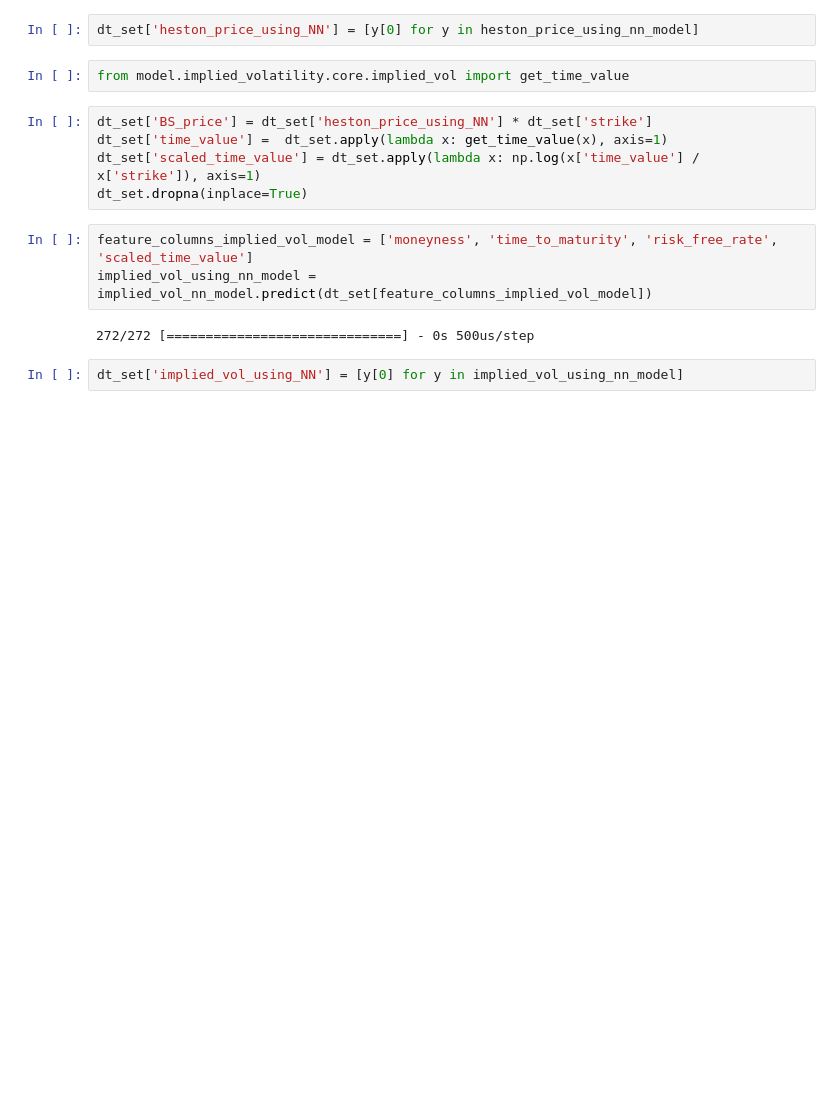
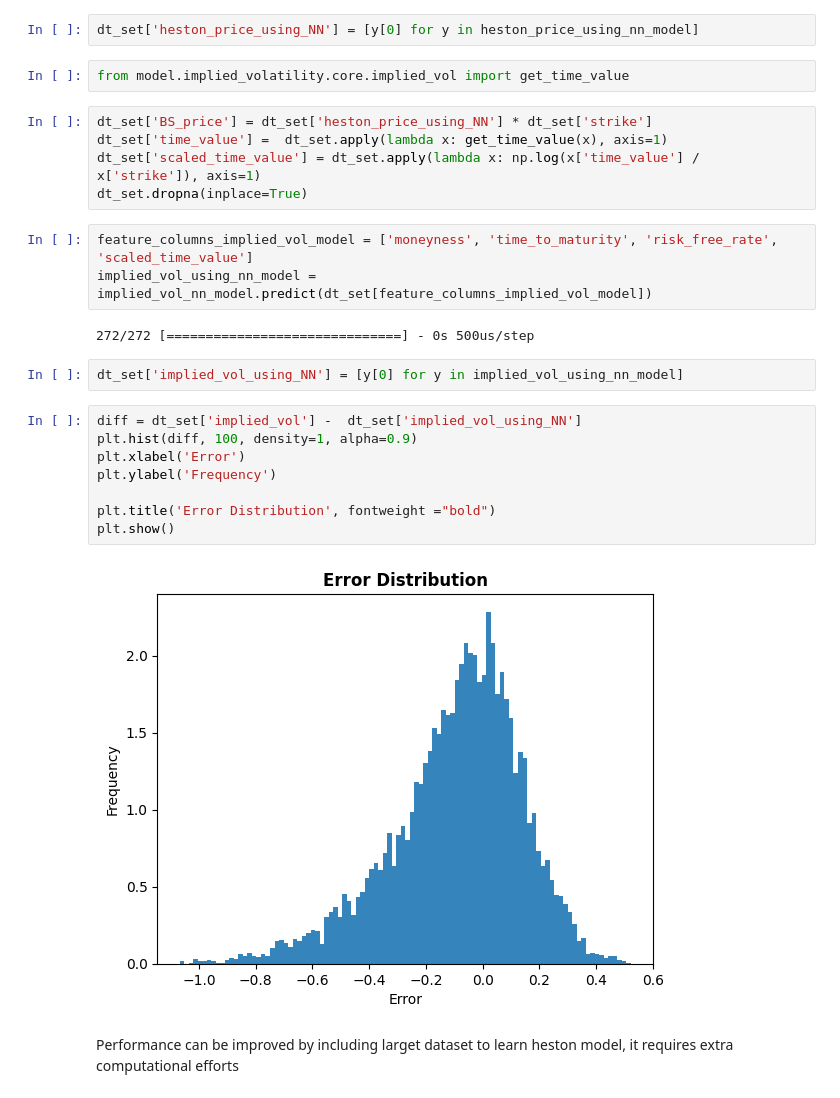
Before and after one commit to Karanpalshekhawat/option-pricing-and-implied-volatility-using-NNs, a Jupyter notebook: Model_Results.ipynb, the cells around one changed output. Drawn from its saved outputs; the diff is of its cells as text; blank space fills up the shorter version.

```diff
--- a/Model_Results.ipynb
+++ b/Model_Results.ipynb
@@ -138,3 +140,15 @@ implied_vol_using_nn_model = implied_vol_nn_model.predict(dt_set[feature_columns
 272/272 [==============================] - 0s 500us/step
 # %%
 dt_set['implied_vol_using_NN'] = [y[0] for y in implied_vol_using_nn_model]
+# %%
+diff = dt_set['implied_vol'] -  dt_set['implied_vol_using_NN']
+plt.hist(diff, 100, density=1, alpha=0.9)
+plt.xlabel('Error')
+plt.ylabel('Frequency')
+
+plt.title('Error Distribution', fontweight ="bold")
+plt.show()
+# %% [output]
+[figure, added]
+# %% [markdown]
+Performance can be improved by including larget dataset to learn heston model, it requires extra computational efforts
```
Also changed, not shown: parts of 1 cell of this notebook, 2 other files.
